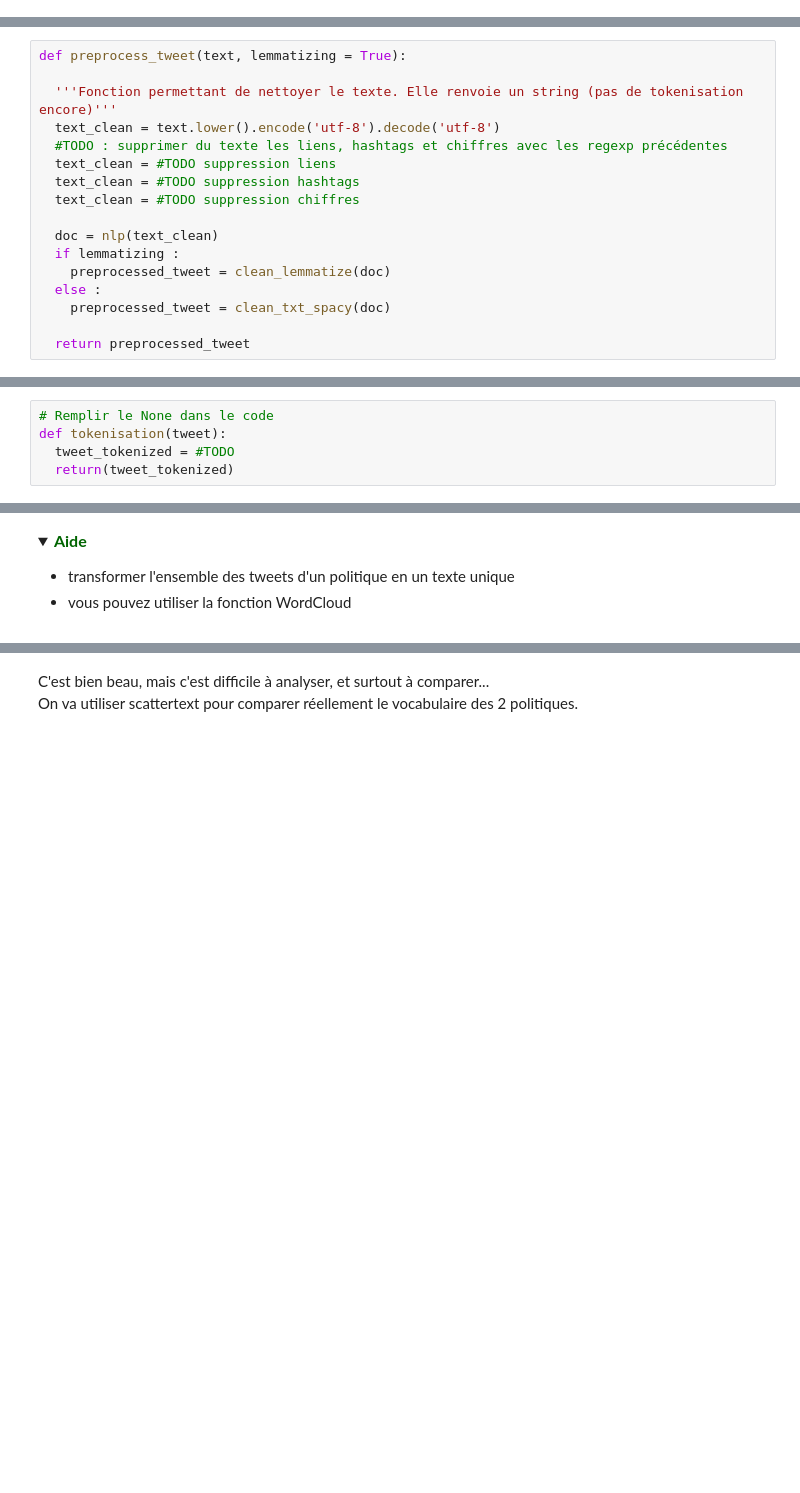
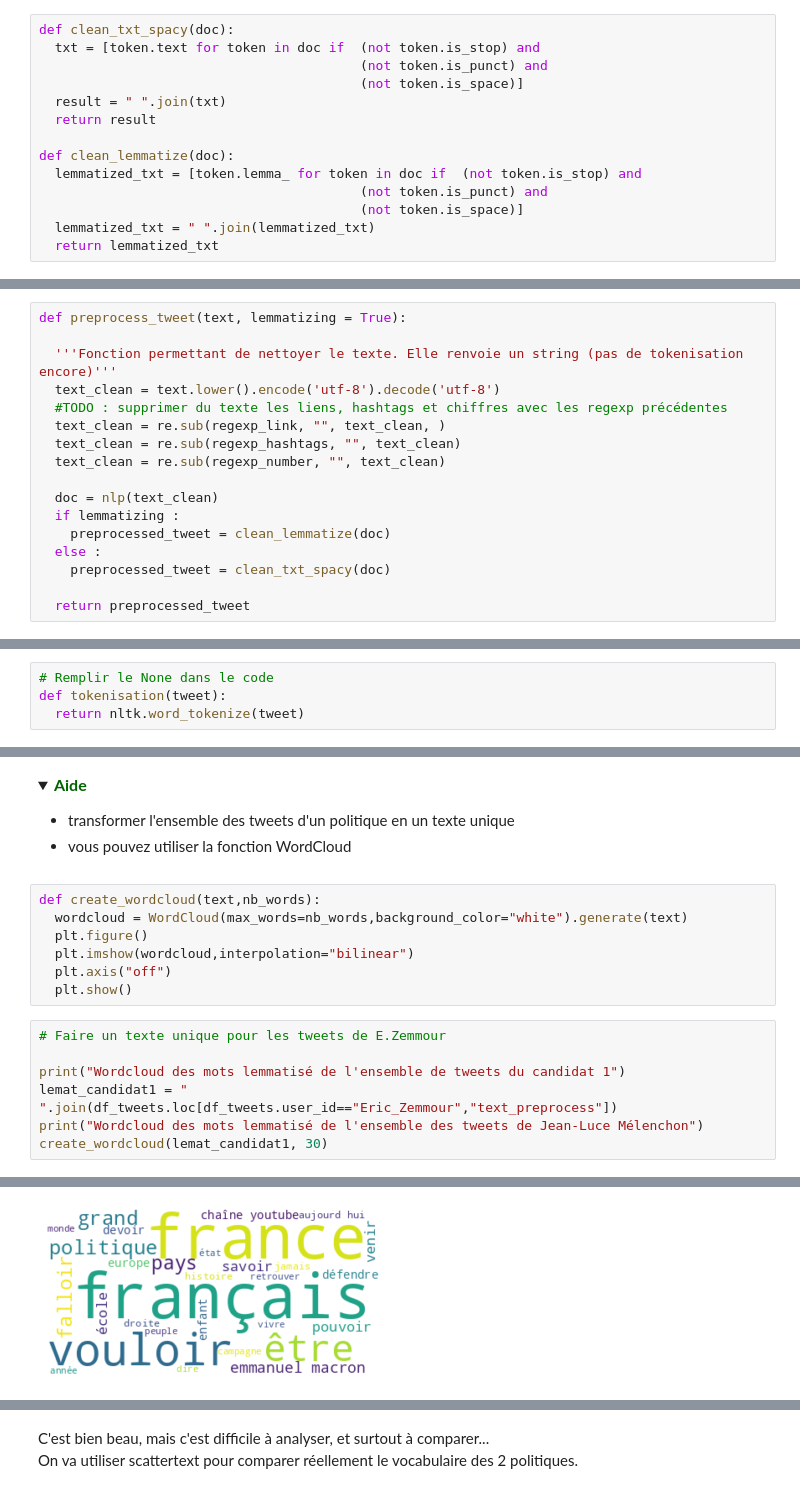
Before and after one commit to GregHHH/Python, a Jupyter notebook: NLP/tweet/TP_analyse_tweets_TODO.ipynb, the cells around one changed output, grey strips where cells are left out. Cells and saved outputs as stored; diff of their text form; folded sections open; blank space fills up the shorter version.

```diff
--- a/NLP/tweet/TP_analyse_tweets_TODO.ipynb
+++ b/NLP/tweet/TP_analyse_tweets_TODO.ipynb
@@ -371,3 +505,17 @@ def clean_lemmatize(doc):
+# %%
+def clean_txt_spacy(doc):
+  txt = [token.text for token in doc if  (not token.is_stop) and
+                                         (not token.is_punct) and
+                                         (not token.is_space)]
+  result = " ".join(txt)
+  return result
+
+def clean_lemmatize(doc):
+  lemmatized_txt = [token.lemma_ for token in doc if  (not token.is_stop) and
+                                         (not token.is_punct) and
+                                         (not token.is_space)]
+  lemmatized_txt = " ".join(lemmatized_txt)
+  return lemmatized_txt
 # %% [markdown]
 <details>
 <summary>
@@ -382,9 +530,9 @@ def preprocess_tweet(text, lemmatizing = True):
   '''Fonction permettant de nettoyer le texte. Elle renvoie un string (pas de tokenisation encore)'''
   text_clean = text.lower().encode('utf-8').decode('utf-8')
   #TODO : supprimer du texte les liens, hashtags et chiffres avec les regexp précédentes
-  text_clean = #TODO suppression liens
-  text_clean = #TODO suppression hashtags
-  text_clean = #TODO suppression chiffres
+  text_clean = re.sub(regexp_link, "", text_clean, )
+  text_clean = re.sub(regexp_hashtags, "", text_clean)
+  text_clean = re.sub(regexp_number, "", text_clean)
 
   doc = nlp(text_clean)
   if lemmatizing :
@@ -423,8 +589,7 @@ nltk.download('punkt') # nécessaire pour la tokenisation
 # %%
 # Remplir le None dans le code
 def tokenisation(tweet):
-  tweet_tokenized = #TODO
-  return(tweet_tokenized)
+  return nltk.word_tokenize(tweet)
 # %%
 df_tweets["tokens"] = df_tweets["text_preprocess"].apply(lambda tweet : tokenisation(tweet))
 # %%
@@ -516,3 +694,18 @@ On trace un nuage de mots pour chacun des politiques pour voir ce qui ressort
     <li> vous pouvez utiliser la fonction WordCloud </li>
 </ul>
 </p>
+# %%
+def create_wordcloud(text,nb_words):
+  wordcloud = WordCloud(max_words=nb_words,background_color="white").generate(text)
+  plt.figure()
+  plt.imshow(wordcloud,interpolation="bilinear")
+  plt.axis("off")
+  plt.show()
+# %%
+# Faire un texte unique pour les tweets de E.Zemmour
+
+print("Wordcloud des mots lemmatisé de l'ensemble de tweets du candidat 1")
+lemat_candidat1 = " ".join(df_tweets.loc[df_tweets.user_id=="Eric_Zemmour","text_preprocess"])
+print("Wordcloud des mots lemmatisé de l'ensemble des tweets de Jean-Luce Mélenchon")
+create_wordcloud(lemat_candidat1, 30)
+# %% [output]
@@ -519 +714,2 @@ On trace un nuage de mots pour chacun des politiques pour voir ce qui ressort
+[figure, added]
 # %%
```
Also changed, not shown: parts of 50 cells of this notebook, 4 other files.
